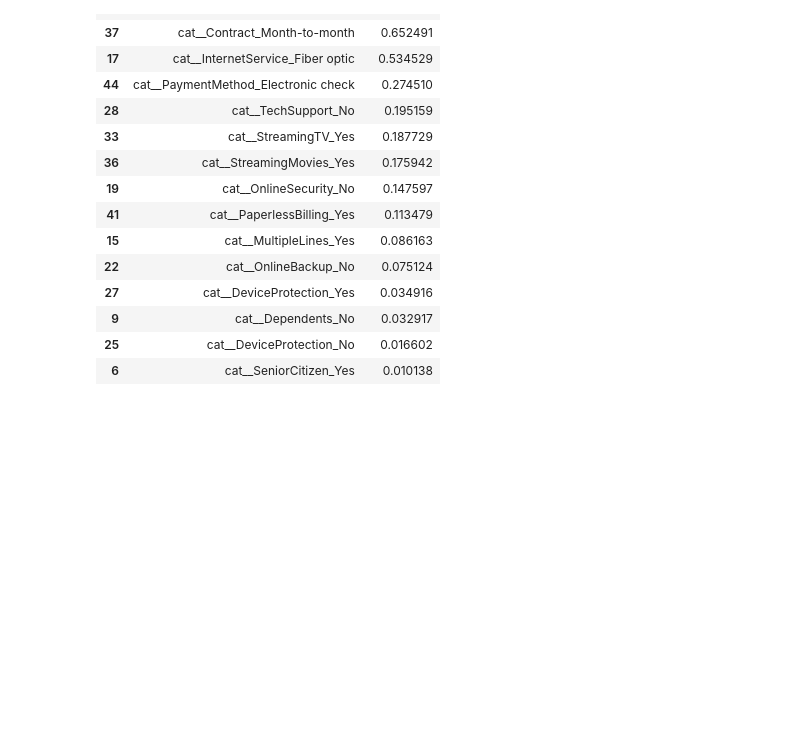
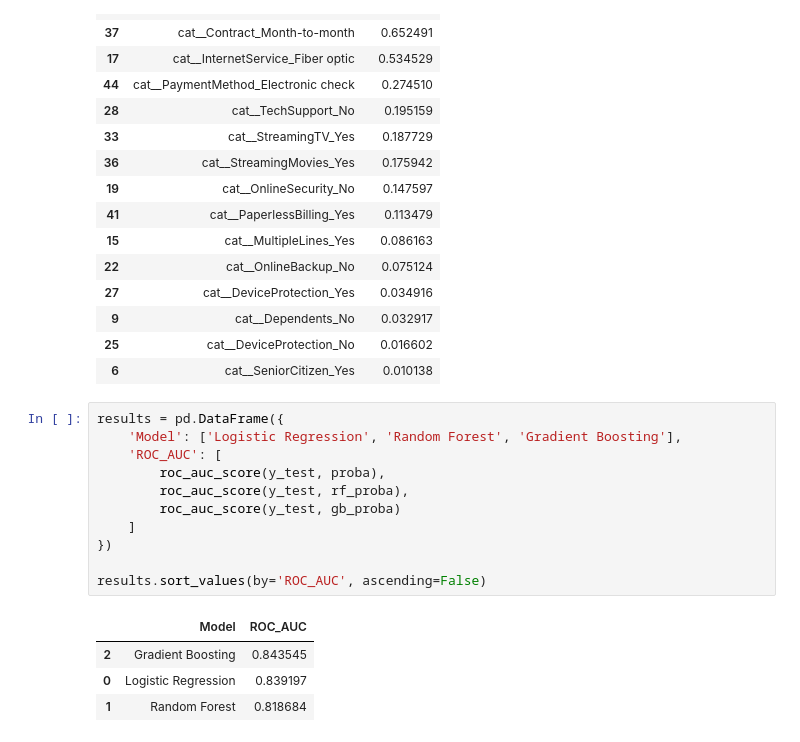
Before and after one commit to alexandre-sbrissia/challenge-Telecon-X-2, a Jupyter notebook: TelleconX.ipynb, the cells around one changed output. Drawn from its saved outputs; the diff is of its cells as text; blank space fills up the shorter version.

```diff
--- a/TelleconX.ipynb
+++ b/TelleconX.ipynb
@@ -256,3 +256,19 @@ importance.head(15)
 | 9 | cat__Dependents_No | 0.032917 |
 | 25 | cat__DeviceProtection_No | 0.016602 |
 | 6 | cat__SeniorCitizen_Yes | 0.010138 |
+# %%
+results = pd.DataFrame({
+    'Model': ['Logistic Regression', 'Random Forest', 'Gradient Boosting'],
+    'ROC_AUC': [
+        roc_auc_score(y_test, proba),
+        roc_auc_score(y_test, rf_proba),
+        roc_auc_score(y_test, gb_proba)
+    ]
+})
+
+results.sort_values(by='ROC_AUC', ascending=False)
+# %% [output]
+|  | Model | ROC_AUC |
+| 2 | Gradient Boosting | 0.843545 |
+| 0 | Logistic Regression | 0.839197 |
+| 1 | Random Forest | 0.818684 |
```
Also changed, not shown: parts of 4 cells of this notebook.
